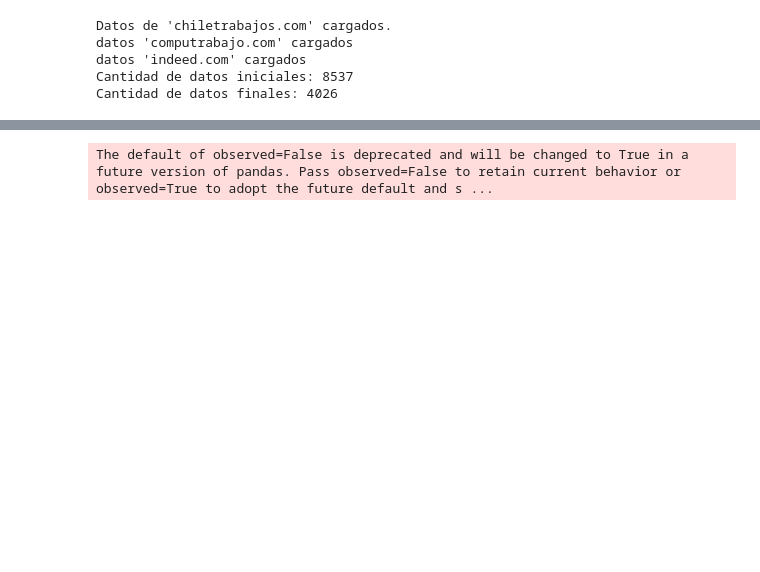
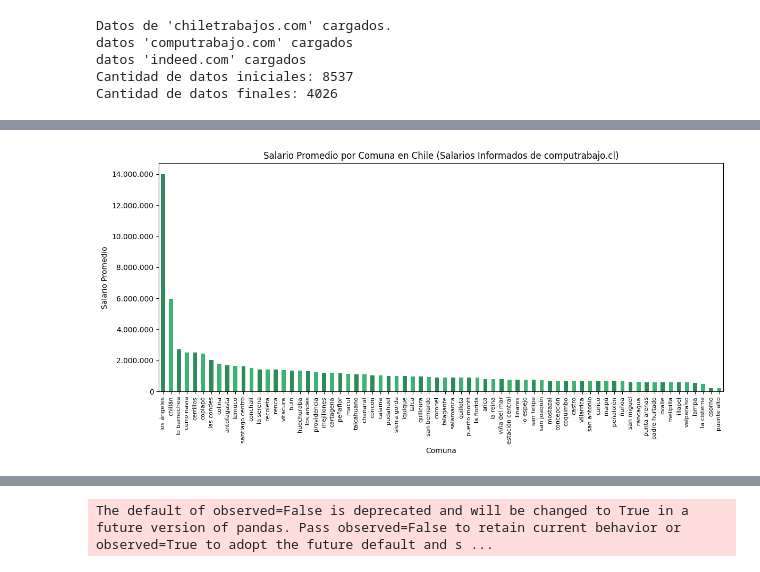
Before and after one commit to Lagartin1/analisisOfertasLab, a Jupyter notebook: src/AnalisisOfertas.ipynb, the cells around one changed output, grey strips where cells are left out. Saved outputs shown, nothing was run; the diff lists cells and outputs as text; code cells hidden in the pictures; blank space fills up the shorter version.

```diff
--- a/src/AnalisisOfertas.ipynb
+++ b/src/AnalisisOfertas.ipynb
@@ -243,33 +225,38 @@ df2 = df2.dropna(subset=["Comuna"])
 # Limpiar datos: eliminar filas con salarios o comunas vacías
 df2 = df2.dropna(subset=["Salario", "Comuna"])
 
 # Convertir salario a número (por si viene como texto)
 df2["Salario"] = pd.to_numeric(df2["Salario"], errors="coerce")
 df2 = df2.dropna(subset=["Salario"])  # eliminar si quedó NaN después de convertir
 
 # Agrupar por comuna y calcular salario promedio
 salarios_promedio = df2.groupby("Comuna")["Salario"].mean()
 
 # Ordenar de mayor a menor
 salarios_promedio = salarios_promedio.sort_values(ascending=False)
 
 # Función para formatear los números como enteros con separador de miles
 formatter = FuncFormatter(lambda x, _: f'{int(x):,}'.replace(",", "."))
 
 # Alternar colores
 colors = ['seagreen' if i % 2 == 0 else 'mediumseagreen' for i in range(len(salarios_promedio))]
 
 # Graficar
 def grafico_salarios_por_comuna(salarios_promedio, colors):
     pltgr.figure(figsize=(12, 6))
     salarios_promedio.plot(kind="bar", color=colors)
     pltgr.title("Salario Promedio por Comuna en Chile (Salarios Informados de computrabajo.cl)")
     pltgr.xlabel("Comuna")
     pltgr.ylabel("Salario Promedio")
     pltgr.xticks(rotation=90, fontsize=8)
     pltgr.gca().yaxis.set_major_formatter(formatter)
     pltgr.tight_layout()
     pltgr.show()
+
+# Llamamos a las funciones para generar los gráficos
+grafico_salarios_por_comuna(salarios_promedio, colors)
+# %% [output]
+[figure, added]
 # %%
 # Limpiar datos
 df2 = df2.dropna(subset=["Salario", "Comuna"])
```
Also changed, not shown: parts of 16 cells of this notebook, 8 other files.
